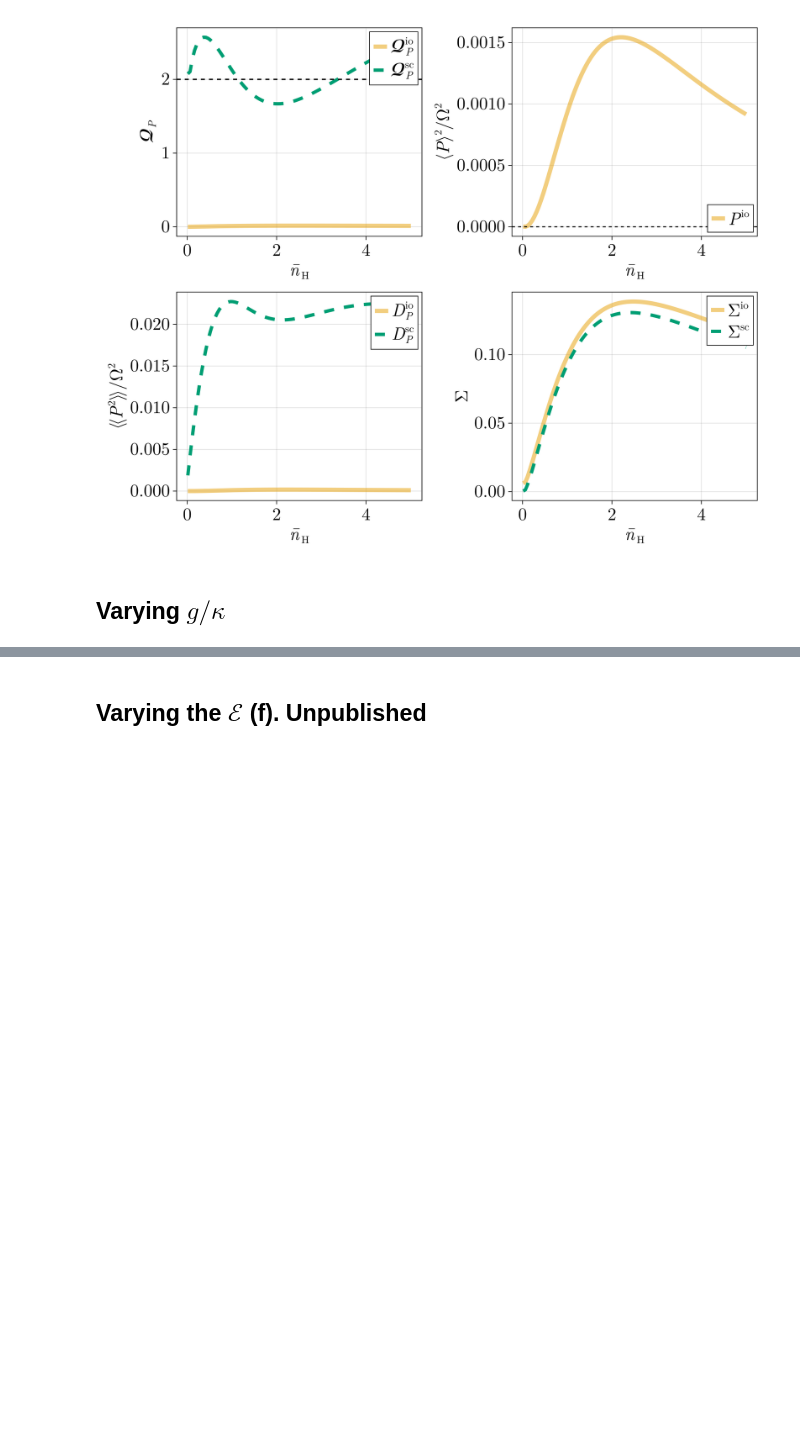
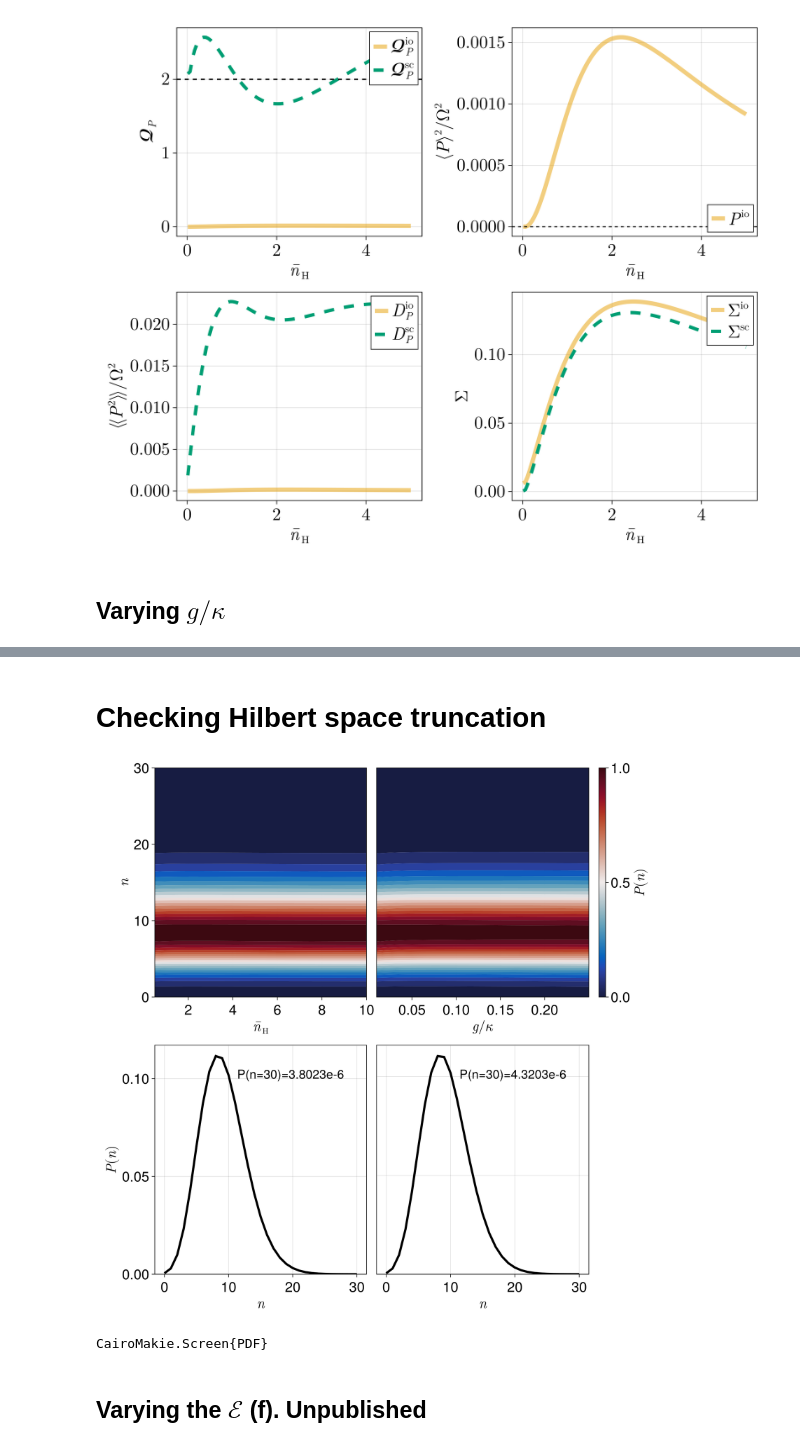
Before and after one commit to marcelojbp/Quantum_Three-Level_Maser_TUR, a Jupyter notebook: notebooks/quantum-TLM.ipynb, the cells around one changed output, grey strips where cells are left out. Drawn from its saved outputs; the diff is of its cells as text; code cells hidden in the pictures; blank space fills up the shorter version.

```diff
--- a/notebooks/quantum-TLM.ipynb
+++ b/notebooks/quantum-TLM.ipynb
@@ -131,7 +131,7 @@ DP_io_n = similar(the_range)
 Σio_n = similar(the_range)
 Σ_sc_n = similar(the_range);
 
-P_matrix = zeros(length(the_range), N + 1)
+P_matrix_nH = zeros(length(the_range), N + 1)
 
 nCp = nB(ω3 - Ω, TC)
 ncavp = nB(Ω, Tcav)
@@ -146,7 +146,7 @@ for j=1:length(the_range)
     ρss = steadystate.iterative(H, J)
     ρss = SparseOperator(ρss)
     ρ_cav = ptrace(ρss, 2)
-    P_matrix[j, :] = real.(diag(ρ_cav.data))
+    P_matrix_nH[j, :] = real.(diag(ρ_cav.data))
 
     ρtls = ptrace(ρss, 1).data
     p1, p2, p3 = ρtls[1,1], ρtls[2,2], ρtls[3,3]
@@ -422,6 +422,8 @@ TH_fixed = nBtoTω(nH_fixed) * ω3
 nCp = nB(ω3 - Ω, TC)
 ncavp = nB(Ω, Tcav)
 
+P_matrix_g = zeros(length(g_range), N + 1)
+
 for j=1:length(g_range)
     g_val = g_range[j]
     # Use fixed nH value
@@ -431,6 +433,8 @@ for j=1:length(g_range)
     H, J = liouvQTLM(Δ, g_val, ℰ, Jumps, rates)
     ρss = steadystate.iterative(H, J)
     ρss = SparseOperator(ρss)
+    ρ_cav = ptrace(ρss, 2)
+    P_matrix_g[j, :] = real.(diag(ρ_cav.data))
 
     ρtls = ptrace(ρss, 1).data
     p1, p2, p3 = ρtls[1,1], ρtls[2,2], ρtls[3,3]
@@ -573,3 +568,67 @@ fig
+# %% [markdown]
+# Checking Hilbert space truncation
+# %%
+# To run this cell you must first run the simulations sweeping nH and g
+
+# Create a contour plot
+fig = Figure(; linewidth = 4, fontsize = 25, size = (1000, 1000))
+
+axa = Axis(fig[1, 1], xlabel = L"\bar{n}_\text{H}", ylabel = L"n")
+# Create contour plot
+contourf!(axa, nHrange, 0:N, P_matrix_nH, colormap = :balance, levels = 20)
+# Colorbar(fig[1, 1], colormap = :balance, label = L"P(n)")
+
+
+# Create a contour plot
+axb = Axis(fig[1, 2], xlabel = L"g/\kappa", ylabel = L"n")
+# Create contour plot
+contourf!(axb, g_range, 0:N, P_matrix_g, colormap = :balance, levels = 20)
+hideydecorations!(axb)
+
+Colorbar(fig[1, 3], colormap = :balance, label = L"P(n)")
+
+mid_nH = cld(length(nHrange), 2)
+mid_g  = cld(length(g_range), 2)
+
+axc = Axis(fig[2, 1], xlabel = L"n", ylabel = L"P(n)")
+lines!(axc, 0:N, P_matrix_nH[mid_nH, :], linewidth = 4, color = :black)
+
+axd = Axis(fig[2, 2], xlabel = L"n", ylabel = L"P(n)")
+lines!(axd, 0:N, P_matrix_g[mid_g, :], linewidth = 4, color = :black)
+hideydecorations!(axd)
+axd.ygridvisible = true
+
+ylims!(axc, 0, 1.05 * maximum([maximum(P_matrix_nH[mid_g, :]), maximum(P_matrix_nH[mid_nH, :])]))
+ylims!(axd, 0, 1.05 * maximum([maximum(P_matrix_g[mid_g, :]), maximum(P_matrix_g[mid_nH, :])]))
+# Add annotations showing P(n=30) for both curves
+
+text!(
+    axc,
+    "P(n=30)=$(round(P_matrix_nH[mid_nH, N+1], digits=10))",
+    position = (N - 2, 0.95 * maximum(P_matrix_nH[mid_nH, :])),
+    align = (:right, :top),
+    fontsize = 22,
+    color = :black,
+    overdraw = true,
+)
+
+text!(
+    axd,
+    "P(n=30)=$(round(P_matrix_g[mid_g, N+1], digits=10))",
+    position = (N - 2, 0.95 * maximum(P_matrix_g[mid_g, :])),
+    align = (:right, :top),
+    fontsize = 22,
+    color = :black,
+    overdraw = true,
+)
+
+fig
+# %% [output]
+[figure, added]
+# %%
+save("../plots/truncation_plots.pdf", fig)
+# %% [output]
+CairoMakie.Screen{PDF}
 # %% [markdown]
 ## Varying the $\mathcal{E}$ (f). Unpublished
 # %%
```
Also changed, not shown: parts of 5 cells of this notebook.
